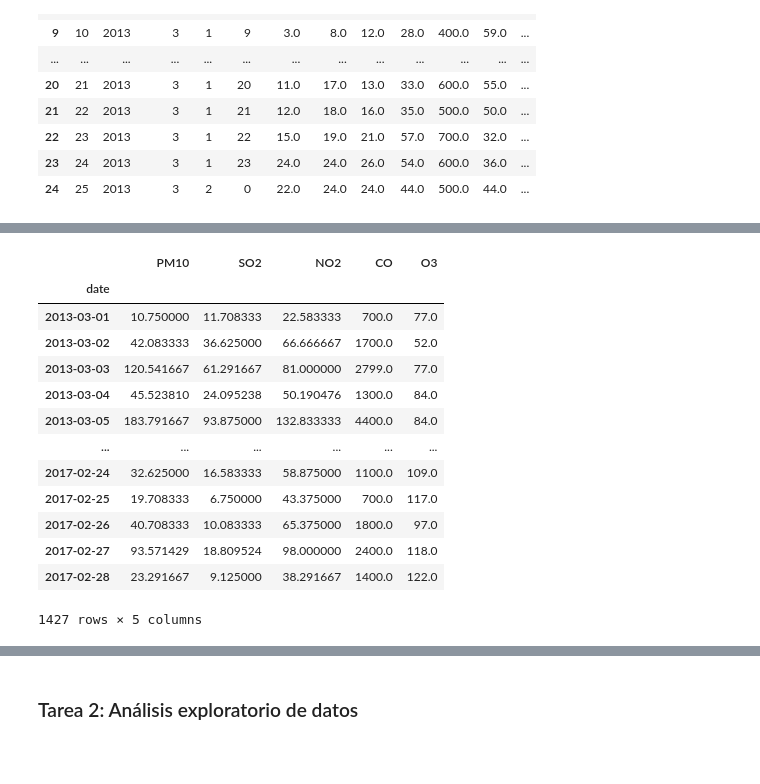
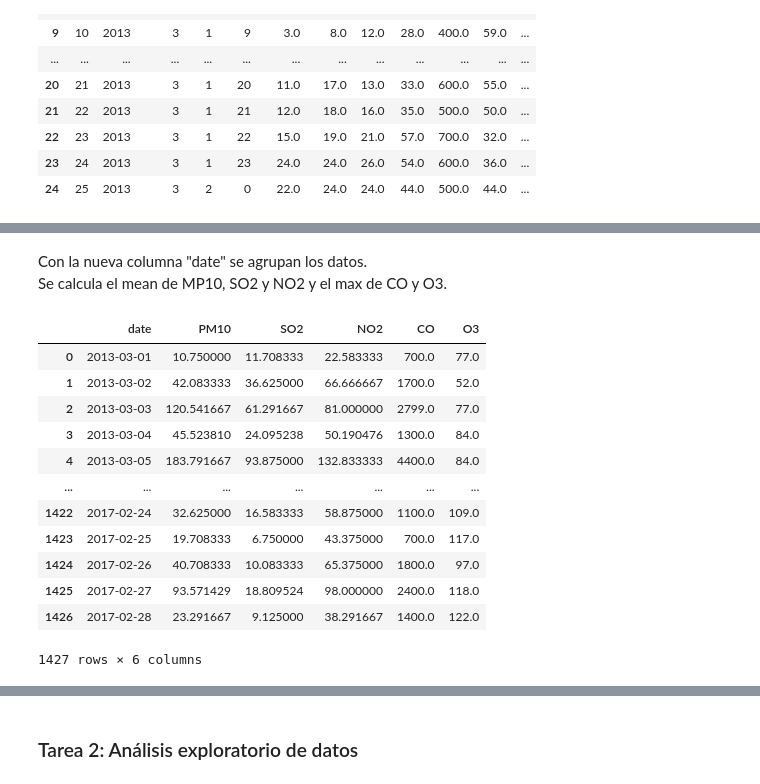
Before and after one commit to JHyel2015/Proyecto2_1B_2023A, a Jupyter notebook: notebooks/Proyecto2B.ipynb, the cells around one changed output, grey strips where cells are left out. Saved outputs shown, nothing was run; the diff lists cells and outputs as text; code cells hidden in the pictures; blank space fills up the shorter version.

```diff
--- a/notebooks/Proyecto2B.ipynb
+++ b/notebooks/Proyecto2B.ipynb
@@ -56,0 +99,12 @@ df.head(25)
+# %%
+df = df.drop(columns=['No','PM2.5','TEMP','PRES','DEWP','RAIN','wd','WSPM'], errors='ignore')
+
+combine_lambda = lambda x: '{}-{:02d}-{:02d}'.format(x.year, x.month, x.day)
+
+# df['date'] = df['year'].astype(str) + '-' + df['month'].astype(str)
+
+df['date'] = df.apply(combine_lambda, axis = 1)
+
+df = df.drop(columns=['year','month','day'], errors='ignore')
+
+df.head(25)
@@ -102,13 +159 @@ station    0
 dtype: int64
-# %%
-df = df.drop(columns=['PM2.5','TEMP','PRES','DEWP','RAIN','wd','WSPM'])
-
-combine_lambda = lambda x: '{}-{:02d}-{:02d}'.format(x.year, x.month, x.day)
-
-# df['date'] = df['year'].astype(str) + '-' + df['month'].astype(str)
-
-df['date'] = df.apply(combine_lambda, axis = 1)
-
-df = df.drop(columns=['year','month','day'])
-
-df.head(25)
@@ -133,25 +160,27 @@ df.head(25)
+# %% [markdown]
+Con la nueva columna "date" se agrupan los datos.
+Se calcula el mean de MP10, SO2 y NO2 y el max de CO y O3.
 # %%
 df2 = df.groupby('date').agg(
     PM10=('PM10','mean'),
     SO2 = ('SO2','mean'),
     NO2 = ('NO2','mean'),
     CO = ('CO','max'),
     O3 = ('O3','max')
-    )
+    ).reset_index()
 
 df2
 # %% [output]
-|  | PM10 | SO2 | NO2 | CO | O3 |
-| date |  |  |  |  |  |
-| 2013-03-01 | 10.750000 | 11.708333 | 22.583333 | 700.0 | 77.0 |
-| 2013-03-02 | 42.083333 | 36.625000 | 66.666667 | 1700.0 | 52.0 |
-| 2013-03-03 | 120.541667 | 61.291667 | 81.000000 | 2799.0 | 77.0 |
-| 2013-03-04 | 45.523810 | 24.095238 | 50.190476 | 1300.0 | 84.0 |
-| 2013-03-05 | 183.791667 | 93.875000 | 132.833333 | 4400.0 | 84.0 |
-| ... | ... | ... | ... | ... | ... |
-| 2017-02-24 | 32.625000 | 16.583333 | 58.875000 | 1100.0 | 109.0 |
-| 2017-02-25 | 19.708333 | 6.750000 | 43.375000 | 700.0 | 117.0 |
-| 2017-02-26 | 40.708333 | 10.083333 | 65.375000 | 1800.0 | 97.0 |
-| 2017-02-27 | 93.571429 | 18.809524 | 98.000000 | 2400.0 | 118.0 |
-| 2017-02-28 | 23.291667 | 9.125000 | 38.291667 | 1400.0 | 122.0 |
+|  | date | PM10 | SO2 | NO2 | CO | O3 |
+| 0 | 2013-03-01 | 10.750000 | 11.708333 | 22.583333 | 700.0 | 77.0 |
+| 1 | 2013-03-02 | 42.083333 | 36.625000 | 66.666667 | 1700.0 | 52.0 |
+| 2 | 2013-03-03 | 120.541667 | 61.291667 | 81.000000 | 2799.0 | 77.0 |
+| 3 | 2013-03-04 | 45.523810 | 24.095238 | 50.190476 | 1300.0 | 84.0 |
+| 4 | 2013-03-05 | 183.791667 | 93.875000 | 132.833333 | 4400.0 | 84.0 |
+| ... | ... | ... | ... | ... | ... | ... |
+| 1422 | 2017-02-24 | 32.625000 | 16.583333 | 58.875000 | 1100.0 | 109.0 |
+| 1423 | 2017-02-25 | 19.708333 | 6.750000 | 43.375000 | 700.0 | 117.0 |
+| 1424 | 2017-02-26 | 40.708333 | 10.083333 | 65.375000 | 1800.0 | 97.0 |
+| 1425 | 2017-02-27 | 93.571429 | 18.809524 | 98.000000 | 2400.0 | 118.0 |
+| 1426 | 2017-02-28 | 23.291667 | 9.125000 | 38.291667 | 1400.0 | 122.0 |
-1427 rows × 5 columns
+1427 rows × 6 columns
```
Also changed, not shown: parts of 26 cells of this notebook.
